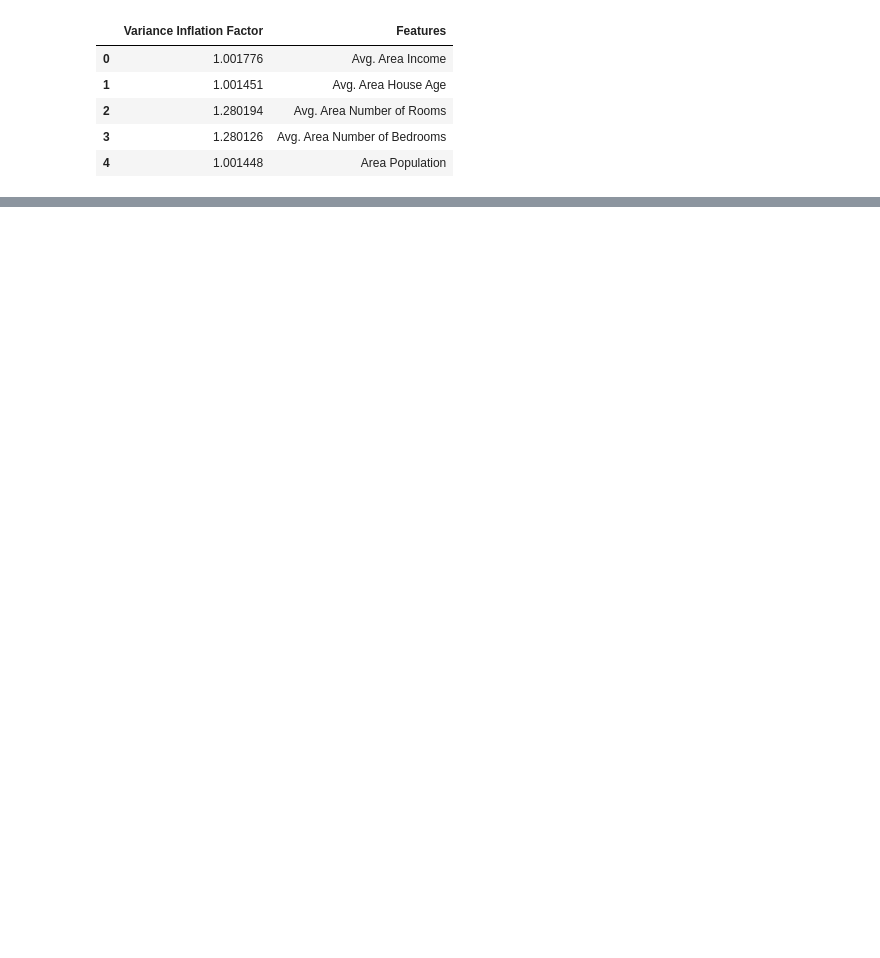
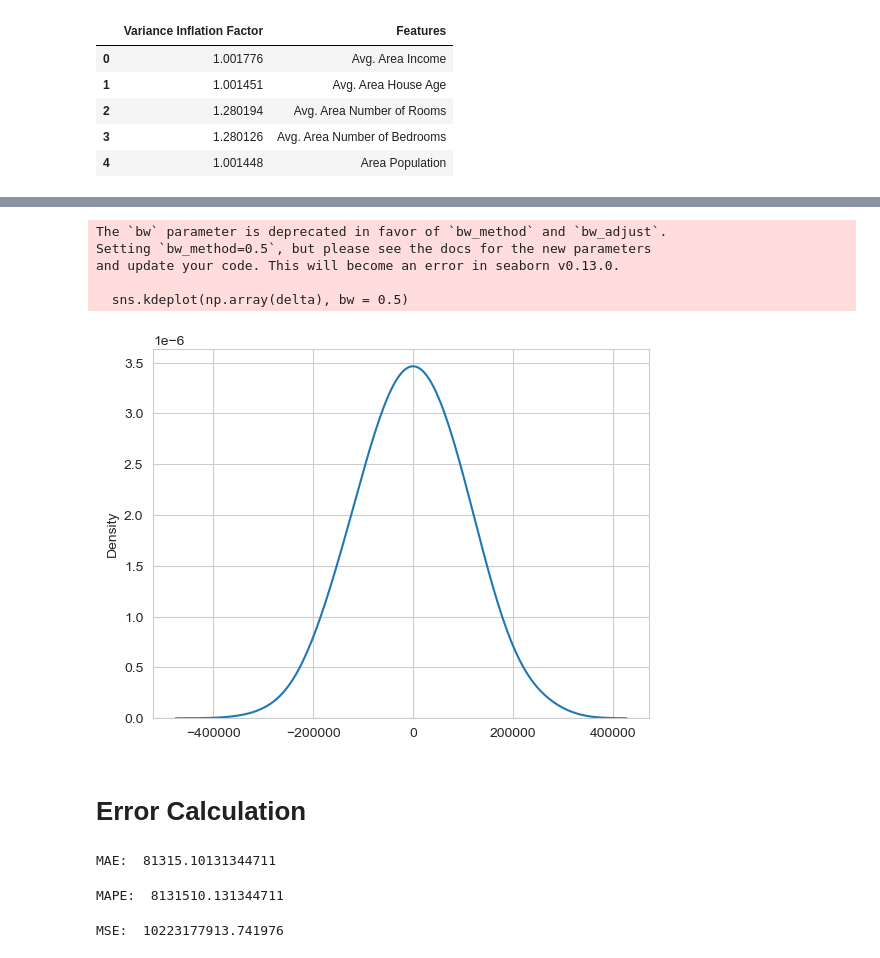
Before and after one commit to Selvam-DG/Machine_Learning_Techniques, a Jupyter notebook: Linear_Regression/Linear_Regression_1(USA_HOUSING).ipynb, the cells around one changed output, grey strips where cells are left out. Cells and saved outputs as stored; diff of their text form; code cells hidden in the pictures; blank space fills up the shorter version.

```diff
--- a/Linear_Regression/Linear_Regression_1(USA_HOUSING).ipynb
+++ b/Linear_Regression/Linear_Regression_1(USA_HOUSING).ipynb
@@ -328,0 +448,14 @@ print(y_test.shape)
+# %%
+delta = y_test - y_pred
+sns.set_style('whitegrid')
+sns.kdeplot(np.array(delta), bw = 0.5)
+plt.show()
+# %% [output]
+The `bw` parameter is deprecated in favor of `bw_method` and `bw_adjust`.
+Setting `bw_method=0.5`, but please see the docs for the new parameters
+and update your code. This will become an error in seaborn v0.13.0.
+
+  sns.kdeplot(np.array(delta), bw = 0.5)
+[figure, added]
+# %% [markdown]
+# Error Calculation
@@ -328,0 +464,12 @@ print(y_test.shape)
+# %%
+print('MAE: ', metrics.mean_absolute_error(y_test, y_pred))
+# %% [output]
+MAE:  81315.10131344711
+# %%
+print('MAPE: ', metrics.mean_absolute_error(y_test, y_pred)*100)
+# %% [output]
+MAPE:  8131510.131344711
+# %%
+print('MSE: ', metrics.mean_squared_error(y_test, y_pred))
+# %% [output]
+MSE:  10223177913.741976
```
Also changed, not shown: parts of 32 cells of this notebook.
